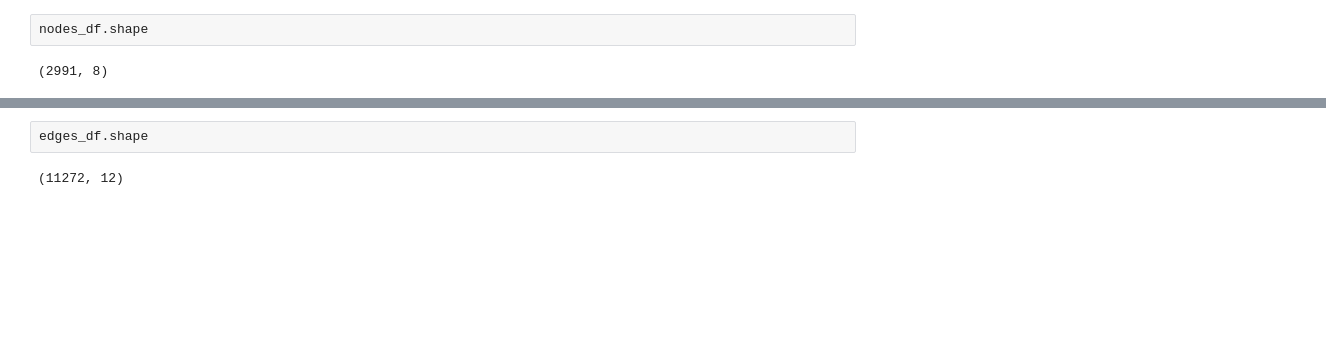
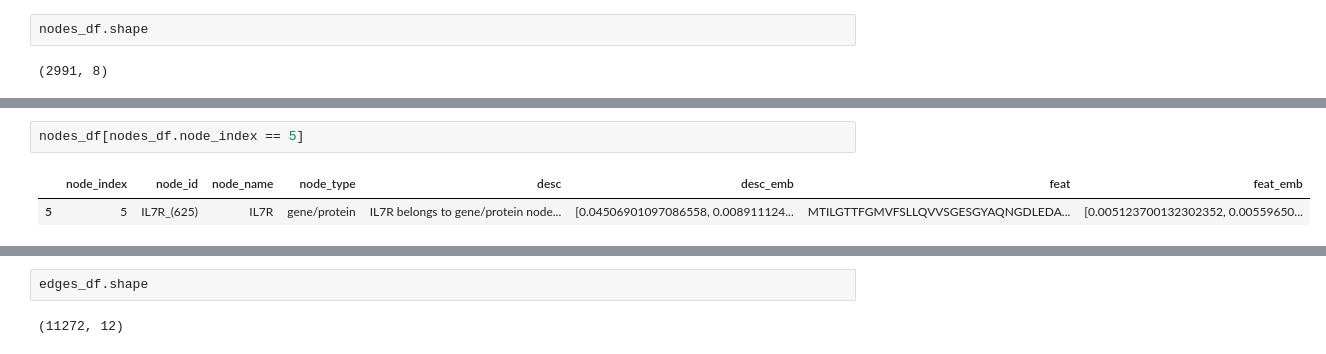
Before and after one commit to VirtualPatientEngine/AIAgents4Pharma, a Jupyter notebook: docs/notebooks/talk2knowledgegraphs/tutorial_primekg_milvus_ibd_primekg_dump.ipynb, the cells around one changed output, grey strips where cells are left out. Cells and saved outputs as stored; diff of their text form; blank space fills up the shorter version.

```diff
--- a/docs/notebooks/talk2knowledgegraphs/tutorial_primekg_milvus_ibd_primekg_dump.ipynb
+++ b/docs/notebooks/talk2knowledgegraphs/tutorial_primekg_milvus_ibd_primekg_dump.ipynb
@@ -93,3 +105,8 @@ nodes_df.shape
+# %%
+nodes_df[nodes_df.node_index == 5]
+# %% [output]
+|  | node_index | node_id | node_name | node_type | desc | desc_emb | feat | feat_emb |
+| 5 | 5 | IL7R_(625) | IL7R | gene/protein | IL7R belongs to gene/protein node... | [0.04506901097086558, 0.008911124... | MTILGTTFGMVFSLLQVVSGESGYAQNGDLEDA... | [0.005123700132302352, 0.00559650... |
 # %%
 # Convert the list of edge embeddings to a 2D CuPy array (M x D)
 graph_edge_attr_cp = cp.asarray(graph['edge_attr'].tolist())
```
Also changed, not shown: parts of 4 cells of this notebook, 6 other files.
